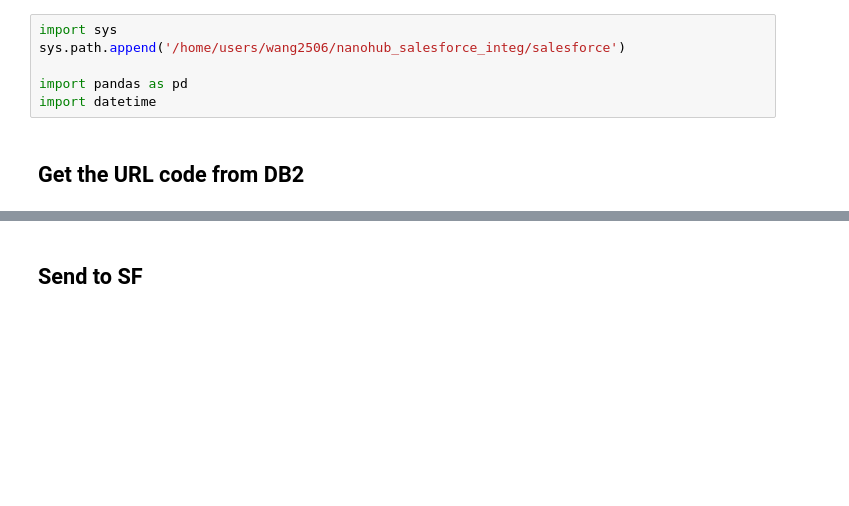
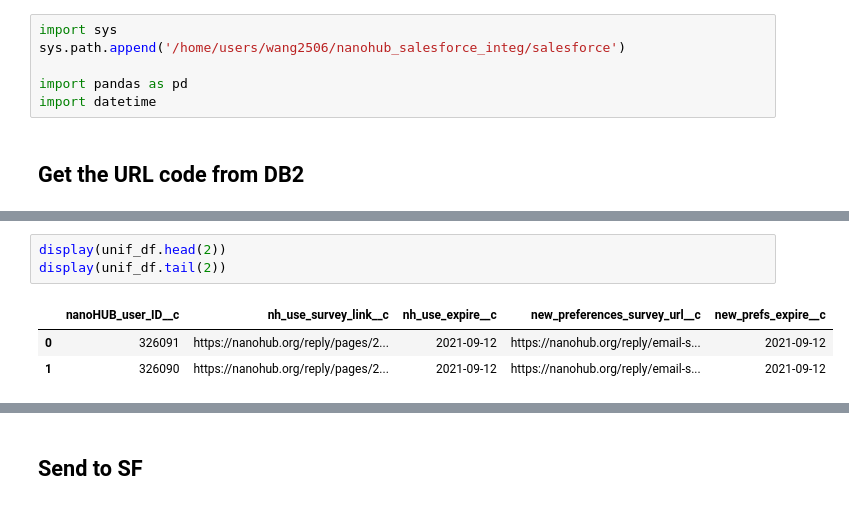
Before and after one commit to saxenap/nanohub, a Jupyter notebook: pipeline/salesforce/task_nh_survey_urls.ipynb, the cells around one changed output, grey strips where cells are left out. Cells and saved outputs as stored; diff of their text form; blank space fills up the shorter version.

```diff
--- a/pipeline/salesforce/task_nh_survey_urls.ipynb
+++ b/pipeline/salesforce/task_nh_survey_urls.ipynb
@@ -89,0 +109,7 @@ display(url_code_df.head(2))
+# %%
+display(unif_df.head(2))
+display(unif_df.tail(2))
+# %% [output]
+|  | nanoHUB_user_ID__c | nh_use_survey_link__c | nh_use_expire__c | new_preferences_survey_url__c | new_prefs_expire__c |
+| 0 | 326091 | https://nanohub.org/reply/pages/2... | 2021-09-12 | https://nanohub.org/reply/email-s... | 2021-09-12 |
+| 1 | 326090 | https://nanohub.org/reply/pages/2... | 2021-09-12 | https://nanohub.org/reply/email-s... | 2021-09-12 |
```
Also changed, not shown: parts of 13 cells of this notebook, 12 other files.
